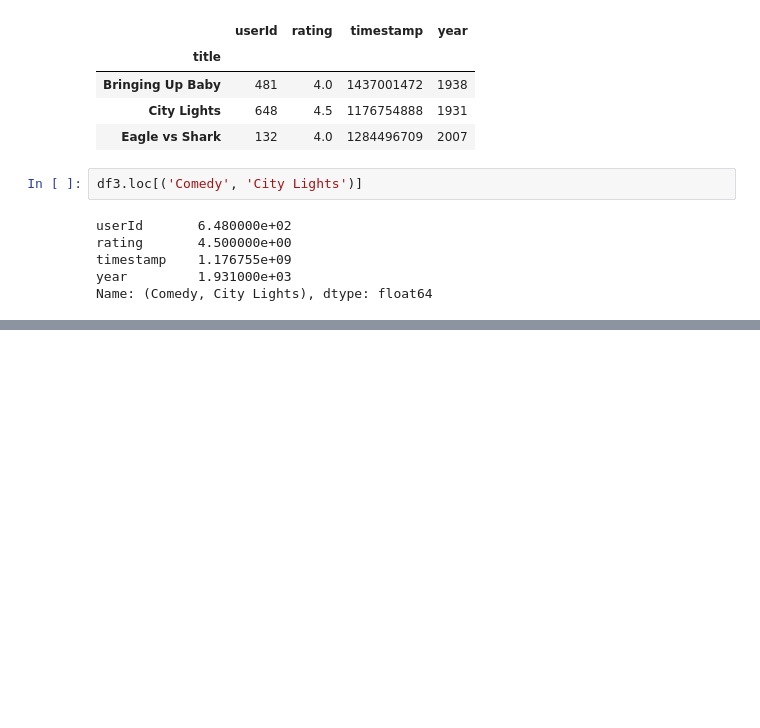
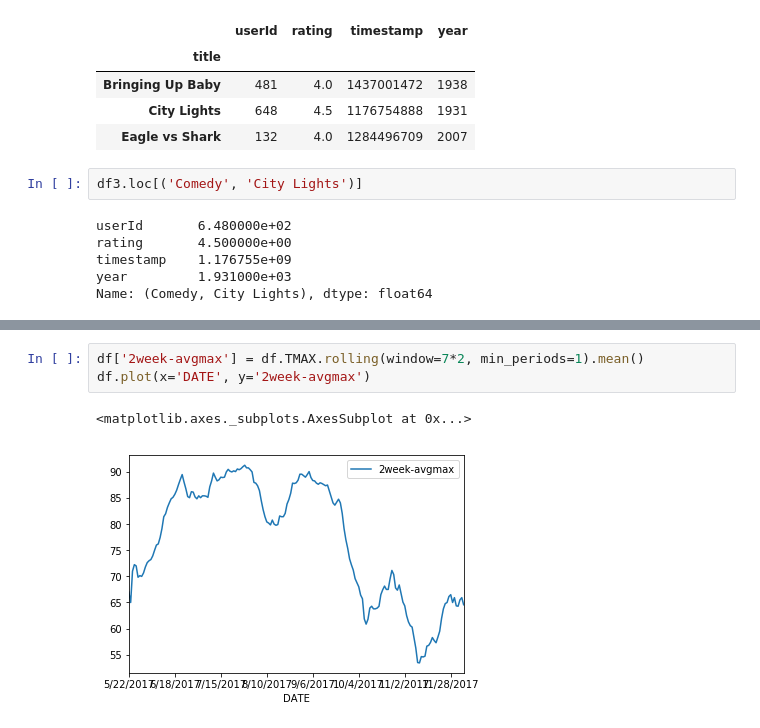
Before and after one commit to organisciak/Scripting-Course, a Jupyter notebook: slides/07-pandas-review-mongo-intro.ipynb, the cells around one changed output, grey strips where cells are left out. Saved outputs shown, nothing was run; the diff lists cells and outputs as text; blank space fills up the shorter version.

```diff
--- a/slides/07-pandas-review-mongo-intro.ipynb
+++ b/slides/07-pandas-review-mongo-intro.ipynb
@@ -668,0 +283,6 @@ list(results)
+# %%
+df['2week-avgmax'] = df.TMAX.rolling(window=7*2, min_periods=1).mean()
+df.plot(x='DATE', y='2week-avgmax')
+# %% [output]
+<matplotlib.axes._subplots.AxesSubplot at 0x...>
+[figure, added]
```
Also changed, not shown: parts of 105 cells of this notebook, 1 other file.
